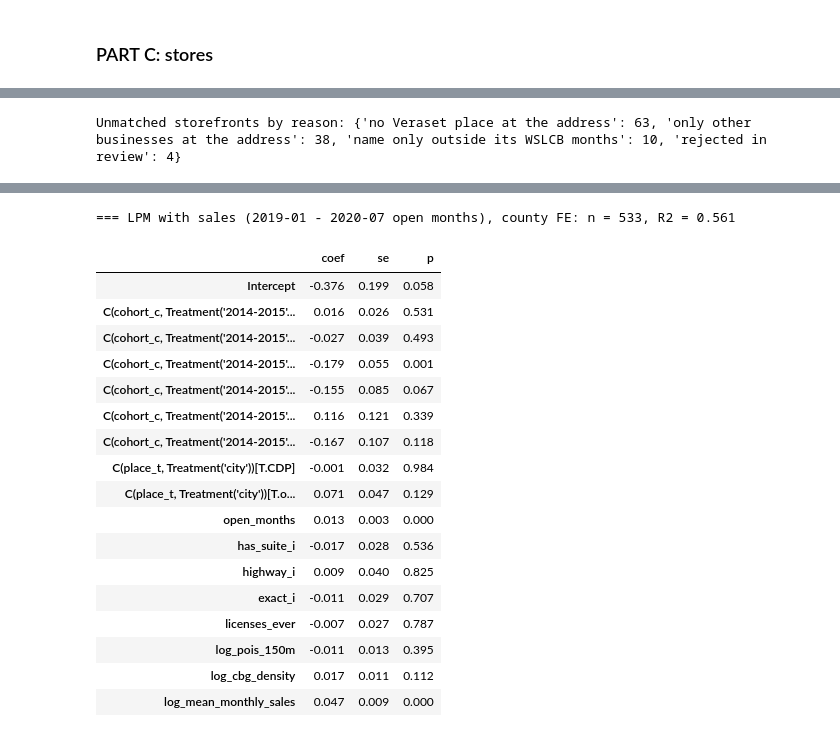
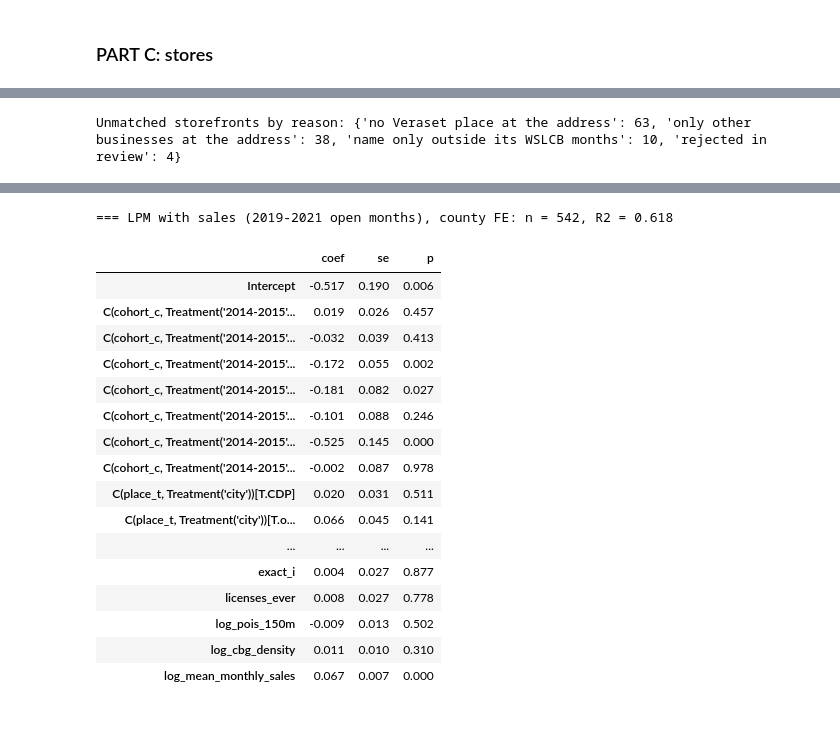
Before and after one commit to keeankawai/veraset, a Jupyter notebook: Task 2/step9_matched_vs_unmatched_processing.ipynb, the cells around one changed output, grey strips where cells are left out. Drawn from its saved outputs; the diff is of its cells as text; code cells hidden in the pictures.

```diff
--- a/Task 2/step9_matched_vs_unmatched_processing.ipynb
+++ b/Task 2/step9_matched_vs_unmatched_processing.ipynb
@@ -119,0 +123,25 @@ license-months with zero or negative sales: 1
+# %%
+### LOADING: the task's store history file (2018-01 - 2021-12)
+## Output: history_months, one row per license and month with positive reported sales; history_stores, one row per license (535)
+##         sales: what the rest of the notebook uses, the store history file from 2018-01 on and the LCB archive before
+with zipfile.ZipFile(STORE_HISTORY) as z:
+    history_months = pd.read_csv(z.open("store_history_2018_2021/store_month_activity_2018_2021.csv"), dtype = {"license": str})
+    history_stores = pd.read_csv(z.open("store_history_2018_2021/stores_2018_2021.csv"), dtype = {"license": str, "zip5": str, "ubi": str})
+history_months["license"] = history_months.license.astype(int)
+history_stores["license"] = history_stores.license.astype(int)
+history_months = history_months.rename(columns = {"period": "month", "total_sales": "sales", "excise_tax": "excise"})
+print("store history license-months:", len(history_months), "| licenses:", history_months.license.nunique(), "| months:", history_months.month.min(), "-",
+      history_months.month.max(), "| duplicates:", history_months.duplicated(["license", "month"]).sum(), "| zero or negative:", (history_months.sales <= 0).sum())
+print(history_months.groupby(history_months.month.str[:4]).data_source.first())
+
+sales = pd.concat([sales_archive[sales_archive.month < "2018-01"], history_months[["license", "month", "sales", "excise"]]], ignore_index = True)
+
+## Cross-check where both exist (2018-01 - 2020-08): does the store history file have the same license-months with positive sales as the LCB archive?
+ov = (sales_archive[(sales_archive.month >= "2018-01") & (sales_archive.sales > 0)][["license", "month", "sales"]]
+      .merge(history_months[history_months.month <= "2020-08"][["license", "month", "sales"]], on = ["license", "month"], how = "outer",
+             suffixes = ("_archive", "_history"), indicator = True))
+ov["year"] = ov.month.str[:4]
+print("\nLicense-months with positive sales, 2018-01 - 2020-08: in both / archive only / store history only")
+display(pd.crosstab(ov.year, ov._merge))
+b = ov[ov._merge == "both"]
+print(f"in both: sales within 1%: {(abs(b.sales_history / b.sales_archive - 1) < 0.01).mean():.1%} | correlation {b.sales_history.corr(b.sales_archive):.4f}")
@@ -414,12 +530,13 @@ show(fig, "place_characteristics_by_match_rate")
 ### PART C, SUBPART I
 ## Output: [9ci] one row per storefront (the 542 in [6a]) with:
 ##   matching: "matched", "reason_missing", "covered_months", "open_months", "share_months_covered" (from [6a])
-##   cohort: "first_sales_month" (earliest month with positive retail sales by any license operating at the storefront, Jul 2014 on), "cohort" (its year;
+##   cohort: "first_sales_month" (earliest month with positive retail sales by any license operating at the storefront, Jul 2014 on: LCB archive before 2018,
+##           store history file from 2018), "cohort" (its year;
 ##           "2014-2015" grouped, "no sales record"), "cohort_uncertain" (the earliest license also operated at another address, so its first sales may be from
 ##           there), "first_wslcb_operating" (first dated WSLCB sample with a license operating there; the samples start in Jul 2018)
 ##   months active: "first_open_month", "last_open_month" (2019-2021, [1e']), "gap_months" (months between the first and last open month that aren't open),
 ##           "spells" (separate runs of open months), "opened_in_window" / "closed_in_window" (first open month after 2019-01 / last before 2021-12)
-##   sales (2019-01 - 2020-07, open months): "sales_months" (open months in that range), "mean_monthly_sales", "share_open_months_with_sales",
+##   sales (2019-2021, open months): "sales_months" (open months), "mean_monthly_sales", "share_open_months_with_sales",
 ##           "sales_gap_months" (open months with no sales between the first and last month with sales; [1e'] itself has almost no gaps, since a license
 ##           counts as operating in every month between two samples that list it)
 ##   address: "has_suite" (a unit / suite / building in the WSLCB address), "highway_address" (state route, highway, or milepost), "licenses_ever" (licenses
@@ -440,10 +557,7 @@ cohort = (st_lic.sort_values("first_sales")
 cohort["cohort_uncertain"] = cohort.first_license_moves > 1
 stores = stores.merge(cohort.drop(columns = "first_license_moves"), on = STOREFRONT, how = "left")
 yr = stores.first_sales_month.str[:4]
-stores = stores.merge(active_first := open_months.groupby(STOREFRONT).month.min().rename("_first_open").reset_index(), on = STOREFRONT, how = "left")
-stores["cohort"] = np.where(yr.notna(), np.where(yr.isin(["2014", "2015"]), "2014-2015", yr),
-                            np.where(stores._first_open > SALES_MONTHS[-1], "opened after Jul 2020 (no sales data)", "no sales record"))
-stores = stores.drop(columns = "_first_open")
+stores["cohort"] = np.where(yr.notna(), np.where(yr.isin(["2014", "2015"]), "2014-2015", yr), "no sales record")
 first_wslcb = locations.groupby(STOREFRONT).first_operating.min().rename("first_wslcb_operating").reset_index()
 stores = stores.merge(first_wslcb, on = STOREFRONT, how = "left")
 
@@ -457,8 +571,8 @@ active["opened_in_window"] = active.first_open_month > "2019-01"
 active["closed_in_window"] = active.last_open_month < "2021-12"
 stores = stores.merge(active.drop(columns = ["n", "span"]), on = STOREFRONT, how = "left")
 
-# (3) Sales over the storefront's open months in 2019-01 - 2020-07
-def sales_gaps(g):  # open months with no sales record between the storefront's first and last month with sales (2019-01 - 2020-07)
+# (3) Sales over the storefront's open months in 2019-2021
+def sales_gaps(g):  # open months with no sales record between the storefront's first and last month with sales (2019-2021)
     g = g.sort_values("month")
     idx = np.flatnonzero(g.has_sales.values)
     return 0 if len(idx) == 0 else int((~g.has_sales.values[idx[0]:idx[-1] + 1]).sum())
@@ -542,7 +656,7 @@ storefronts: 542 | cohort uncertain: 15 | no sales record: 47
 ## Name: 9cii_matched_vs_unmatched_storefronts.parquet
 d = stores.copy()
 d["log_mean_monthly_sales"] = np.log1p(d.mean_monthly_sales)
-COHORTS = ["2014-2015", "2016", "2017", "2018", "2019", "2020", "no sales record", "opened after Jul 2020 (no sales data)"]
+COHORTS = ["2014-2015", "2016", "2017", "2018", "2019", "2020", "2021", "no sales record"]
 for c in COHORTS:
     d[f"cohort_{c}"] = d.cohort == c
 d["census_geocode_exact"] = d.census_geocode == "exact"
@@ -578,14 +692,14 @@ print("Unmatched storefronts by reason:", u.reason_missing.value_counts().to_dic
 display(compare[["characteristic"] + [c for c in compare.columns if c.startswith("mean_if_")]].round(3))
 
 ## All together: linear probability model of matched on the characteristics, county fixed effects, robust standard errors
-reg = d.assign(cohort_c = d.cohort.replace({"no sales record": "none", "opened after Jul 2020 (no sales data)": "after Jul 2020"}), place_t = d.place_type.fillna("outside").replace({"town": "city", "outside any place": "outside"}),
+reg = d.assign(cohort_c = d.cohort.replace({"no sales record": "none"}), place_t = d.place_type.fillna("outside").replace({"town": "city", "outside any place": "outside"}),
                log_pois_150m = np.log1p(d.pois_150m), log_cbg_density = np.log1p(d.cbg_pop_density), matched_i = d.matched.astype(int),
                has_suite_i = d.has_suite.astype(int), highway_i = d.highway_address.astype(int), exact_i = d.census_geocode_exact.astype(int))
 # gap_months is left out: [1e'] has almost no gaps (a handful of storefronts), so its coefficient would rest on those few
 formula = ("matched_i ~ C(cohort_c, Treatment('2014-2015')) + open_months + has_suite_i + highway_i + exact_i + licenses_ever"
            " + log_pois_150m + log_cbg_density + C(place_t, Treatment('city'))")
 for label, f, data in [("without sales (all storefronts)", formula, reg),
-                       ("with sales (2019-01 - 2020-07 open months)", formula + " + log_mean_monthly_sales", reg[reg.sales_months > 0])]:
+                       ("with sales (2019-2021 open months)", formula + " + log_mean_monthly_sales", reg[reg.sales_months > 0])]:
     for fe in ["", " + C(county_name)"]:
         fit = smf.ols(f + fe, data = data.dropna(subset = ["log_cbg_density"])).fit(cov_type = "HC1")
         print(f"\n=== LPM {label}{', county FE' if fe else ''}: n = {int(fit.nobs)}, R2 = {fit.rsquared:.3f}")
@@ -687,22 +800,21 @@ Unmatched storefronts by reason: {'no Veraset place at the address': 63, 'only o
-=== LPM with sales (2019-01 - 2020-07 open months), county FE: n = 533, R2 = 0.561
+=== LPM with sales (2019-2021 open months), county FE: n = 542, R2 = 0.618
 |  | coef | se | p |
-| Intercept | -0.376 | 0.199 | 0.058 |
-| C(cohort_c, Treatment('2014-2015'... | 0.016 | 0.026 | 0.531 |
-| C(cohort_c, Treatment('2014-2015'... | -0.027 | 0.039 | 0.493 |
-| C(cohort_c, Treatment('2014-2015'... | -0.179 | 0.055 | 0.001 |
-| C(cohort_c, Treatment('2014-2015'... | -0.155 | 0.085 | 0.067 |
-| C(cohort_c, Treatment('2014-2015'... | 0.116 | 0.121 | 0.339 |
-| C(cohort_c, Treatment('2014-2015'... | -0.167 | 0.107 | 0.118 |
-| C(place_t, Treatment('city'))[T.CDP] | -0.001 | 0.032 | 0.984 |
-| C(place_t, Treatment('city'))[T.o... | 0.071 | 0.047 | 0.129 |
-| open_months | 0.013 | 0.003 | 0.000 |
-| has_suite_i | -0.017 | 0.028 | 0.536 |
-| highway_i | 0.009 | 0.040 | 0.825 |
-| exact_i | -0.011 | 0.029 | 0.707 |
-| licenses_ever | -0.007 | 0.027 | 0.787 |
-| log_pois_150m | -0.011 | 0.013 | 0.395 |
-| log_cbg_density | 0.017 | 0.011 | 0.112 |
-| log_mean_monthly_sales | 0.047 | 0.009 | 0.000 |
+| Intercept | -0.517 | 0.190 | 0.006 |
+| C(cohort_c, Treatment('2014-2015'... | 0.019 | 0.026 | 0.457 |
+| C(cohort_c, Treatment('2014-2015'... | -0.032 | 0.039 | 0.413 |
+| C(cohort_c, Treatment('2014-2015'... | -0.172 | 0.055 | 0.002 |
+| C(cohort_c, Treatment('2014-2015'... | -0.181 | 0.082 | 0.027 |
+| C(cohort_c, Treatment('2014-2015'... | -0.101 | 0.088 | 0.246 |
+| C(cohort_c, Treatment('2014-2015'... | -0.525 | 0.145 | 0.000 |
+| C(cohort_c, Treatment('2014-2015'... | -0.002 | 0.087 | 0.978 |
+| C(place_t, Treatment('city'))[T.CDP] | 0.020 | 0.031 | 0.511 |
+| C(place_t, Treatment('city'))[T.o... | 0.066 | 0.045 | 0.141 |
+| ... | ... | ... | ... |
+| exact_i | 0.004 | 0.027 | 0.877 |
+| licenses_ever | 0.008 | 0.027 | 0.778 |
+| log_pois_150m | -0.009 | 0.013 | 0.502 |
+| log_cbg_density | 0.011 | 0.010 | 0.310 |
+| log_mean_monthly_sales | 0.067 | 0.007 | 0.000 |
 # %%
 ### PART C, CHARTS
 coh = d.groupby(["matched", "cohort"]).size().rename("storefronts").reset_index()
```
Also changed, not shown: parts of 15 cells of this notebook, 6 other files.
